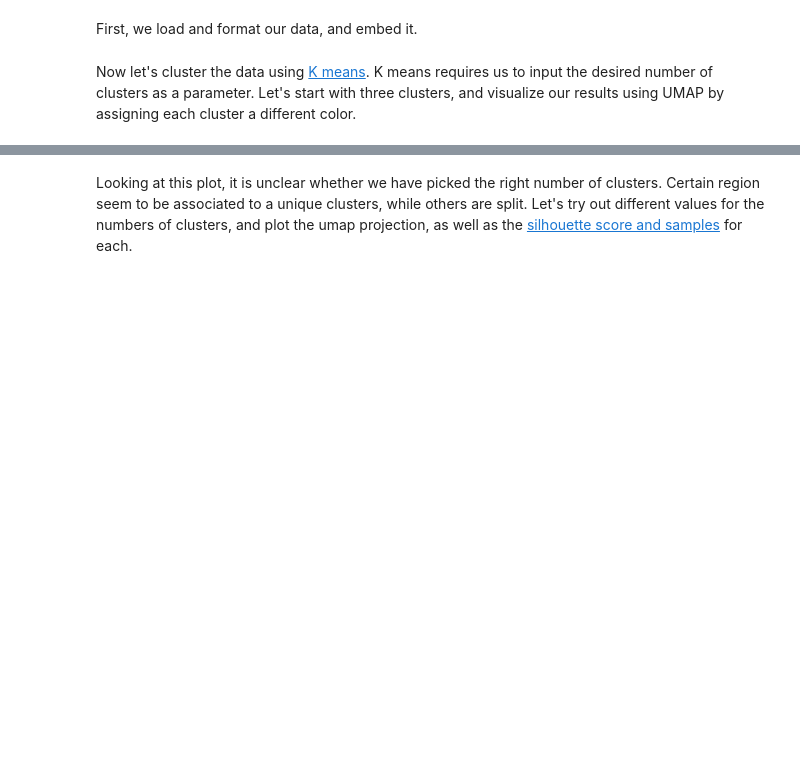
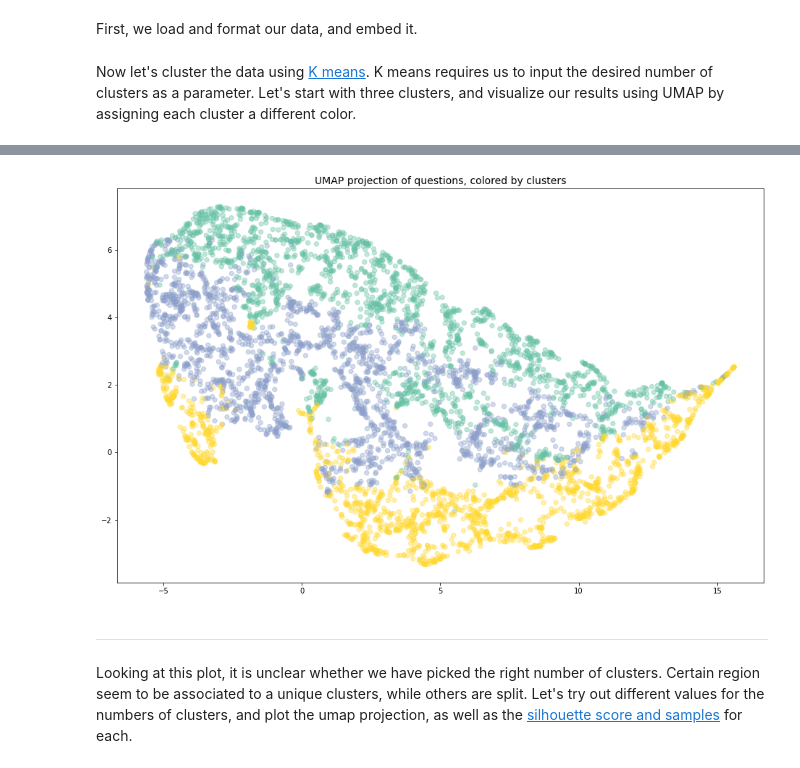
Before and after one commit to rickiepark/ml-powered-applications, a Jupyter notebook: notebooks/clustering_data.ipynb, the cells around one changed output, grey strips where cells are left out. Drawn from its saved outputs; the diff is of its cells as text; code cells hidden in the pictures; blank space fills up the shorter version.

```diff
--- a/notebooks/clustering_data.ipynb
+++ b/notebooks/clustering_data.ipynb
@@ -62,3 +68,18 @@ plt.savefig('../images/bmlpa_figures/ch04-10.png', dpi=300)
+# %%
+transformed_features = clus.transform(vectorized_features)
+
+umap_features = umap_embedder.fit_transform(transformed_features)
+
+# Plot the dimentionality reduced features on a 2D plane
+fig = plt.figure(figsize=(16, 10))
+plt.scatter(umap_features[:, 0], umap_features[:, 1],
+            c=[cmap(x/n_clusters) for x in clusters], s=40, alpha=.4)
+plt.title('UMAP projection of questions, colored by clusters', fontsize=14);
+plt.savefig('../images/bmlpa_figures/ch04-10A.png', dpi=300)
+# %% [output]
+[figure, added]
+# %% [markdown]
+---
 # %% [markdown]
 Looking at this plot, it is unclear whether we have picked the right number of clusters. Certain region seem to be associated to a unique clusters, while others are split. Let's try out different values for the numbers of clusters, and plot the umap projection, as well as the [silhouette score and samples](https://en.wikipedia.org/wiki/Silhouette_(clustering)) for each.
 # %%
```
Also changed, not shown: parts of 4 cells of this notebook, 2 other files.
